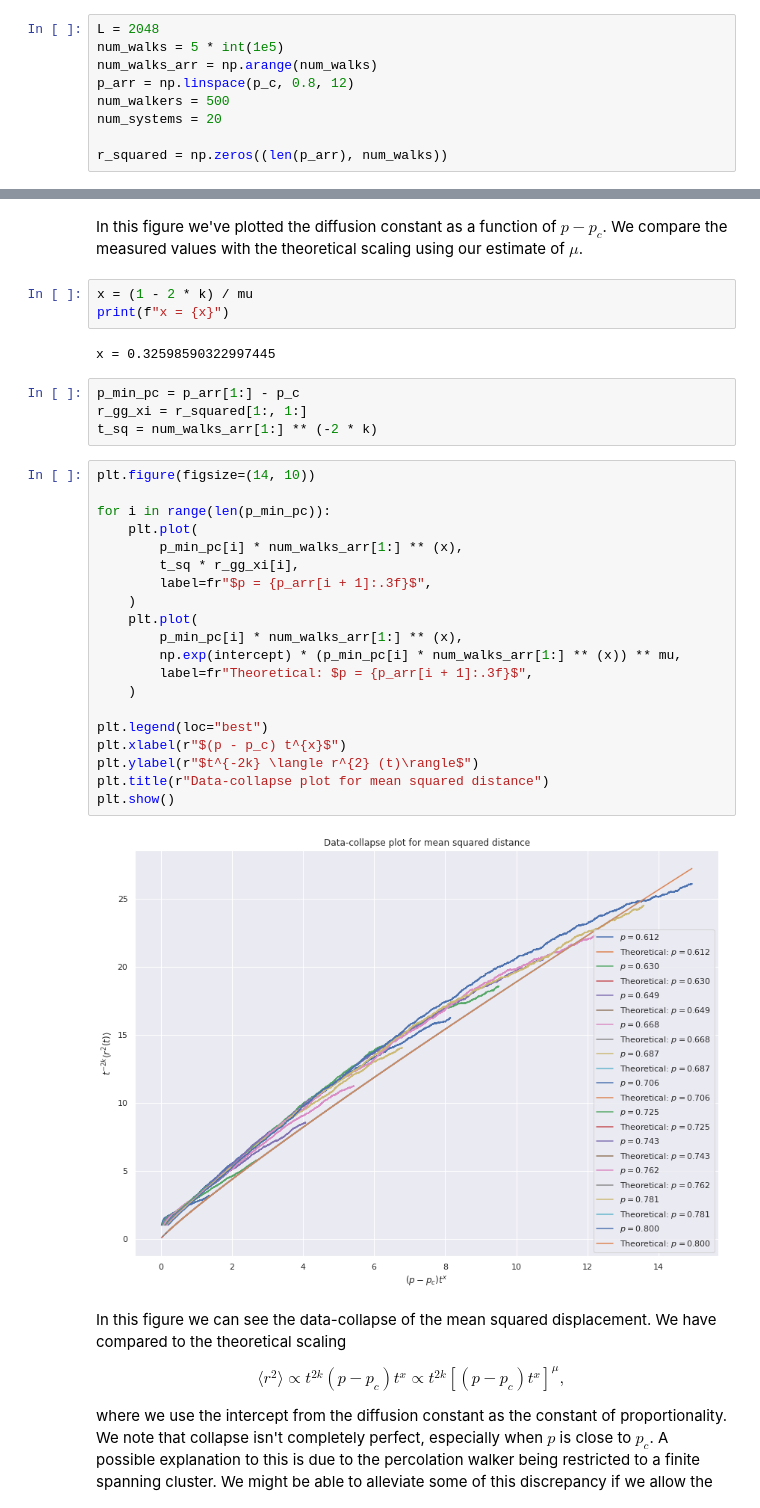
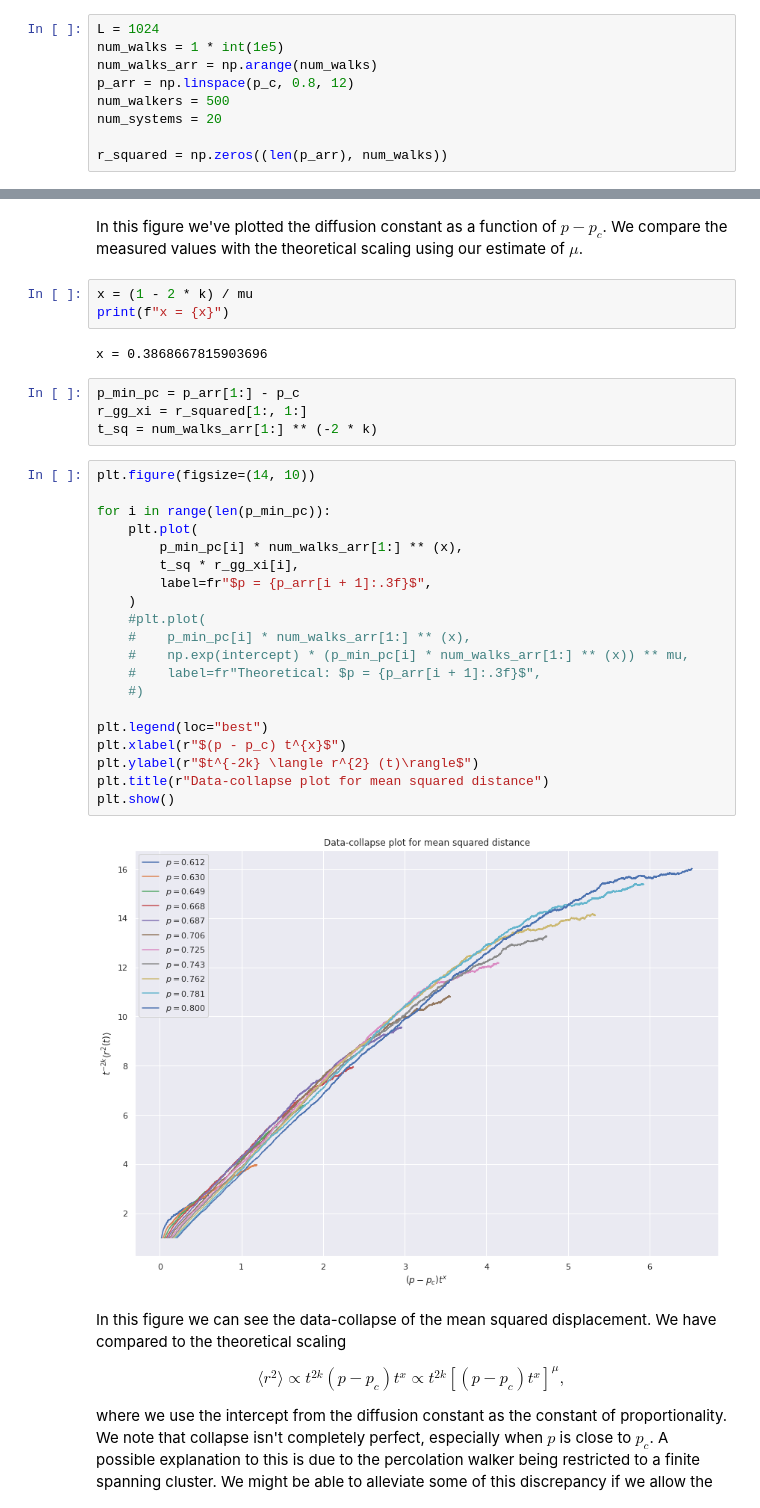
Before and after one commit to Schoyen/FYS4460, a Jupyter notebook: project-4/random-walks-on-the-spanning-cluster.ipynb, the cells around one changed output, grey strips where cells are left out. Saved outputs shown, nothing was run; the diff lists cells and outputs as text.

```diff
--- a/project-4/random-walks-on-the-spanning-cluster.ipynb
+++ b/project-4/random-walks-on-the-spanning-cluster.ipynb
@@ -113,8 +113,8 @@ We can summarize it by the function
 # %% [markdown]
 We now simulate a system of size $L$ and compute the mean squared displacement on the spanning cluster several times for every system.
 # %%
-L = 2048
-num_walks = 5 * int(1e5)
+L = 1024
+num_walks = 1 * int(1e5)
 num_walks_arr = np.arange(num_walks)
 p_arr = np.linspace(p_c, 0.8, 12)
 num_walkers = 500
@@ -465,7 +515,7 @@ We compare the measured values with the theoretical scaling using our estimate o
 x = (1 - 2 * k) / mu
 print(f"x = {x}")
 # %% [output]
-x = 0.32598590322997445
+x = 0.3868667815903696
 # %%
 p_min_pc = p_arr[1:] - p_c
 r_gg_xi = r_squared[1:, 1:]
@@ -473,25 +523,25 @@ t_sq = num_walks_arr[1:] ** (-2 * k)
 # %%
 plt.figure(figsize=(14, 10))
 
 for i in range(len(p_min_pc)):
     plt.plot(
         p_min_pc[i] * num_walks_arr[1:] ** (x),
         t_sq * r_gg_xi[i],
         label=fr"$p = {p_arr[i + 1]:.3f}$",
     )
-    plt.plot(
-        p_min_pc[i] * num_walks_arr[1:] ** (x),
-        np.exp(intercept) * (p_min_pc[i] * num_walks_arr[1:] ** (x)) ** mu,
-        label=fr"Theoretical: $p = {p_arr[i + 1]:.3f}$",
-    )
+    #plt.plot(
+    #    p_min_pc[i] * num_walks_arr[1:] ** (x),
+    #    np.exp(intercept) * (p_min_pc[i] * num_walks_arr[1:] ** (x)) ** mu,
+    #    label=fr"Theoretical: $p = {p_arr[i + 1]:.3f}$",
+    #)
 
 plt.legend(loc="best")
 plt.xlabel(r"$(p - p_c) t^{x}$")
 plt.ylabel(r"$t^{-2k} \langle r^{2} (t)\rangle$")
 plt.title(r"Data-collapse plot for mean squared distance")
 plt.show()
 # %% [output]
-[figure, old version]
+[figure, new version]
 # %% [markdown]
 In this figure we can see the data-collapse of the mean squared displacement.
 We have compared to the theoretical scaling
```
Also changed, not shown: parts of 19 cells of this notebook.
